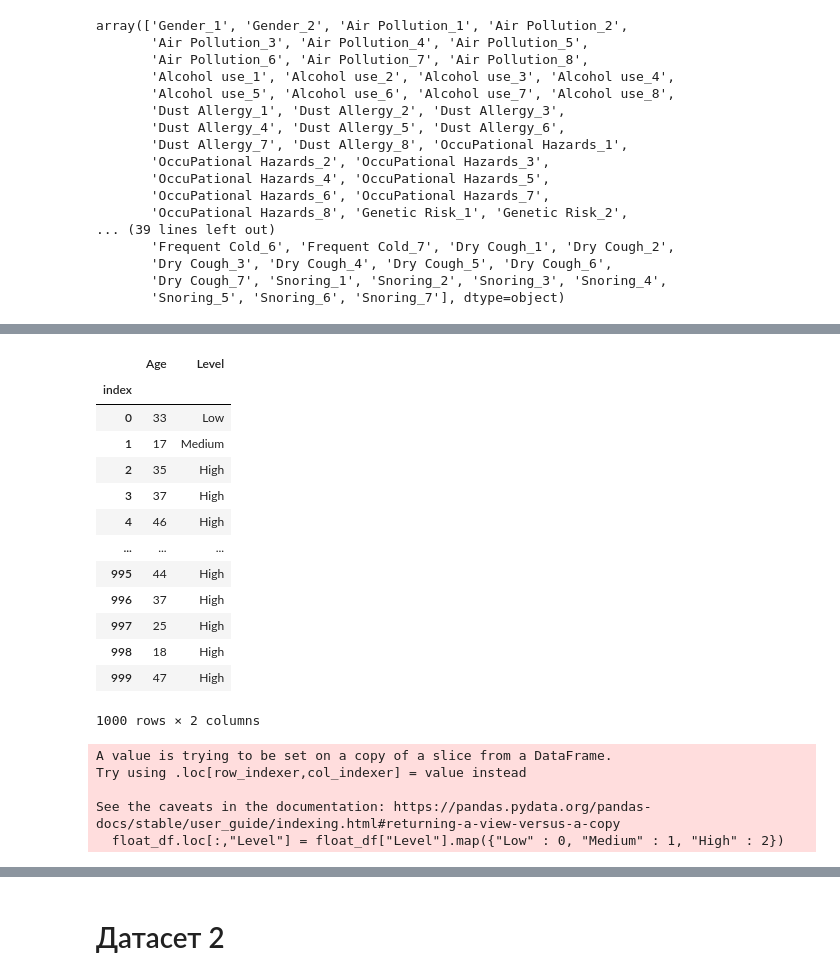
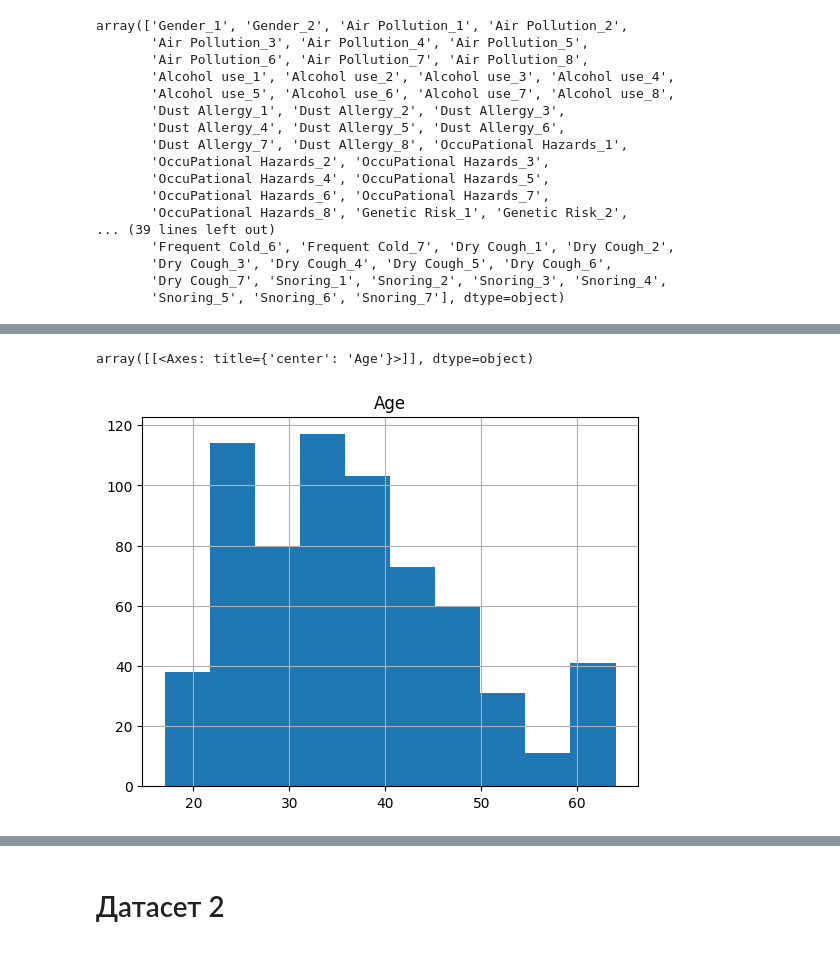
Before and after one commit to Chpel/Maga, a Jupyter notebook: OSDA .ipynb/Big homework/Bin_dataset.ipynb, the cells around one changed output, grey strips where cells are left out. Cells and saved outputs as stored; diff of their text form; code cells hidden in the pictures.

```diff
--- a/OSDA .ipynb/Big homework/Bin_dataset.ipynb
+++ b/OSDA .ipynb/Big homework/Bin_dataset.ipynb
@@ -105,4 +105,0 @@ raw_df
-# %%
-ohe = OneHotEncoder(dtype=int)
-ohe.fit(raw_df)
-ohe.categories_
@@ -173,18 +147,6 @@ bin_df
 # %%
-float_df = df[["Age", "Level"]]
-float_df
+float_df = df.loc[raw_df.index, ["Age", "Level"]]
+float_df.hist()
 # %% [output]
-|  | Age | Level |
-| index |  |  |
-| 0 | 33 | Low |
-| 1 | 17 | Medium |
-| 2 | 35 | High |
-| 3 | 37 | High |
-| 4 | 46 | High |
-| ... | ... | ... |
-| 995 | 44 | High |
-| 996 | 37 | High |
-| 997 | 25 | High |
-| 998 | 18 | High |
-| 999 | 47 | High |
-1000 rows × 2 columns
+array([[<Axes: title={'center': 'Age'}>]], dtype=object)
+[figure, added]
@@ -191,8 +157,2 @@ float_df
 # %%
-float_df.loc[:,"Level"] = float_df["Level"].map({"Low" : 0, "Medium" : 1, "High" : 2})
+y = float_df["Level"].map({"Low" : 0, "High" : 1})
-# %% [output]
-A value is trying to be set on a copy of a slice from a DataFrame.
-Try using .loc[row_indexer,col_indexer] = value instead
-
-See the caveats in the documentation: https://pandas.pydata.org/pandas-docs/stable/user_guide/indexing.html#returning-a-view-versus-a-copy
-  float_df.loc[:,"Level"] = float_df["Level"].map({"Low" : 0, "Medium" : 1, "High" : 2})
```
Also changed, not shown: parts of 9 cells of this notebook.
